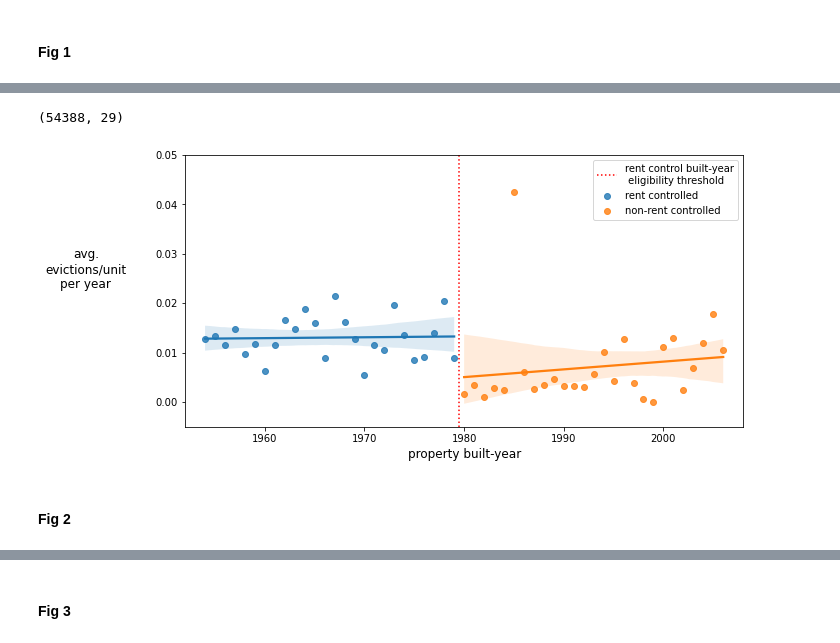
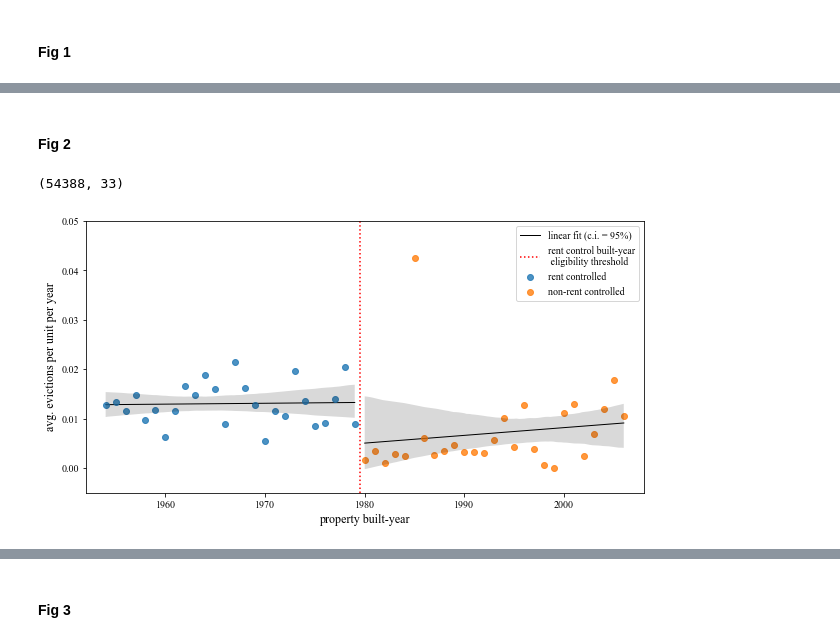
Before and after one commit to mxndrwgrdnr/sf-evictions, a Jupyter notebook: notebooks/analysis_final.ipynb, the cells around one changed output, grey strips where cells are left out. Saved outputs shown, nothing was run; the diff lists cells and outputs as text; code cells hidden in the pictures.

```diff
--- a/notebooks/analysis_final.ipynb
+++ b/notebooks/analysis_final.ipynb
@@ -21,2 +24,4 @@ import statsmodels.formula.api as smf
 # %%
-asr = pd.read_csv('../../../2021_02_summer/evic_paper/data/asr_grouped_by_yr_w_fips.csv', dtype={'fipscd': str})
+asr = pd.read_csv('../../../2021_02_summer/evic_paper/data/asr_grouped_by_yr_w_geom.csv', dtype={'fipscd': str})
+ev = pd.read_csv('../../../2021_02_summer/evic_paper/data/ev_matched_w_fips.csv')
+asr_all = pd.read_csv('../data/assessor_2007-2016_fips_jun_2021.csv')
@@ -170,2 +191,18 @@ mean_diffs['total_addresses'].sum()
 # %% [markdown]
 #### Fig 1
+# %%
+units_by_yr = asr[
+    (asr['any_rc_eligibility'] == 1) &
+    (asr['year_built_max'] > 1900) &
+    (asr['year_built_max'] < 2100)].groupby('year_built_max').agg({'total_units': 'sum'}).reset_index()
+
+fig, ax = plt.subplots(figsize=(10,5))
+plt.rcParams["font.family"] = 'times new roman'
+ax.scatter(units_by_yr['year_built_max'], units_by_yr['total_units'], s=25, facecolors='none', edgecolors='r')
+ax.plot(units_by_yr['year_built_max'], units_by_yr['total_units'], lw=1, c='k', )
+
+_ = ax.set_xlabel("year built", fontsize=12)
+_ = ax.set_ylabel("# new units", fontsize=12)
+# _ = ax.set_title("SF New Construction: Rent-control eligible use-codes", fontsize=20)
+
+plt.savefig('../../../2021_02_summer/evic_paper/fig_1.jpg', dpi=300, bbox_inches='tight')
@@ -172,3 +211,5 @@ mean_diffs['total_addresses'].sum()
+# %% [markdown]
+#### Fig 2
 # %%
 rc_pop = asr[
     (asr['any_rc_eligibility'] == 1) & (asr['year_built_max'] > 1953) &
@@ -185,25 +226,31 @@ yr_vs_ev2 = yr_vs_ev[(yr_vs_ev['year_built_max'] >= 1980) &
 # %%
 rc_pop.shape
 # %% [output]
-(54388, 29)
+(54388, 33)
 # %%
 fig, ax = plt.subplots(figsize=(10,5))
-sns.regplot(x='year_built_max', y='ev_per_unit', data=yr_vs_ev1, ax=ax, truncate=True, label='rent controlled')
-sns.regplot(x='year_built_max', y='ev_per_unit', data=yr_vs_ev2, ax=ax, truncate=True, label='non-rent controlled')
+sns.set_style({'font.family': 'Times New Roman'})
+sns.regplot(
+    x='year_built_max', y='ev_per_unit', data=yr_vs_ev1, ax=ax, truncate=True,
+    label='rent controlled', line_kws={'color':'k', 'lw':1, 'label':'linear fit (c.i. = 95%)', 'zorder': 0})
+sns.regplot(
+    x='year_built_max', y='ev_per_unit', data=yr_vs_ev2, ax=ax, truncate=True,
+    label='non-rent controlled', line_kws={'color':'k', 'lw':'1',  'zorder': 0})
 ax.axvline(1979.5, ls=':', c='r', label='rent control built-year\n eligibility threshold')
 ax.legend()
 _ = ax.set_xlabel("property built-year", fontsize=12)
-_ = ax.set_ylabel("avg.\nevictions/unit\nper year", fontsize=12, rotation=0, labelpad=70)
+_ = ax.set_ylabel("avg. evictions per unit per year", fontsize=12,
+#                   rotation=0,
+#                   labelpad=70
+                 )
 # _ = ax.set_title("SF Eviction Rates (2007-2016)\nfor Multi-family Residential Addresses", fontsize=20)
 ax.set_ylim((-0.005, 0.05))
 ax.set_xlim((1952, 2008))
 # ax.annotate('rent control \nbuilt-year threshold', xy=(1979, 0.04),  xycoords='data',
 #             xytext=(0.3, 0.8), textcoords='axes fraction',
 #             arrowprops=dict(facecolor='black',headlength=10, width=0.5, headwidth=10),
 #             horizontalalignment='center', verticalalignment='center', fontsize=12
 #             )
-plt.savefig('../../../2021_02_summer/evic_paper/fig_1.jpg', dpi=300, bbox_inches='tight')
+plt.savefig('../../../2021_02_summer/evic_paper/fig_2.jpg', dpi=300, bbox_inches='tight')
 # %% [output]
-[figure, old version]
+[figure, new version]
-# %% [markdown]
-#### Fig 2
```
Also changed, not shown: parts of 77 cells of this notebook, 1 other file.
